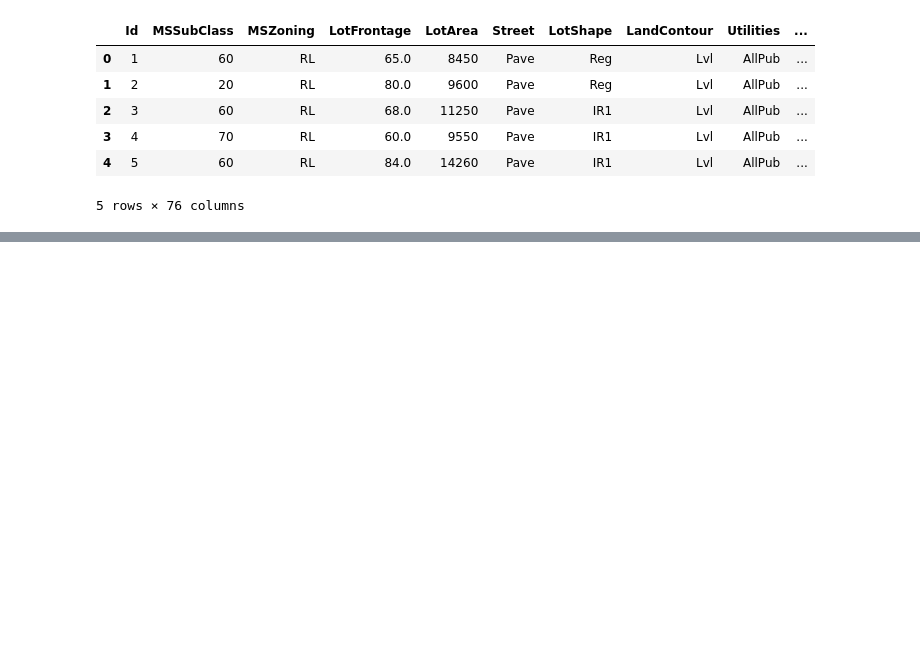
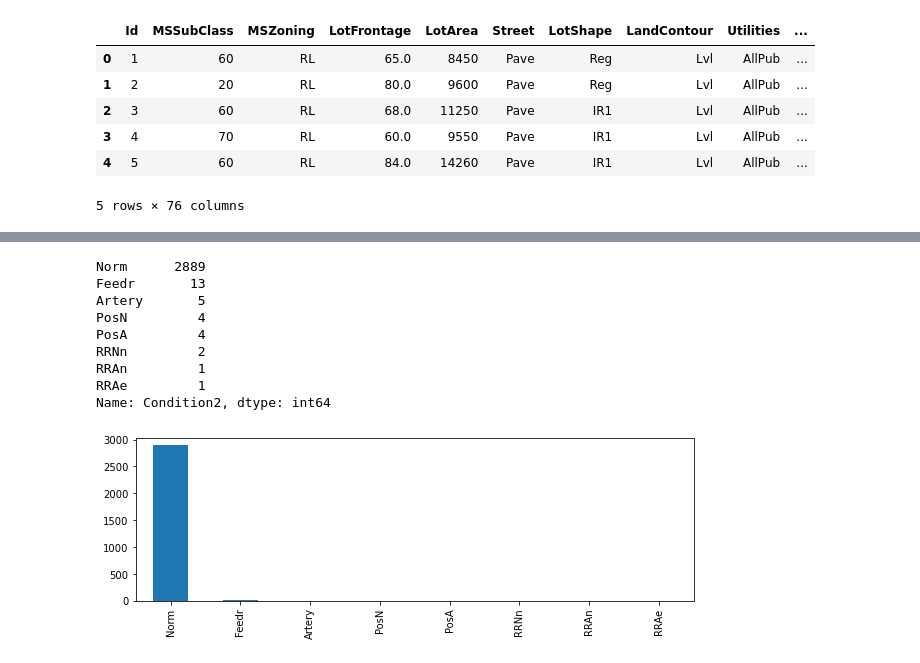
Before and after one commit to pratyush773/My_Machine_learning_Projects, a Jupyter notebook: House_price_prediction/House_price_prediction.ipynb, the cells around one changed output, grey strips where cells are left out. Saved outputs shown, nothing was run; the diff lists cells and outputs as text; code cells hidden in the pictures; blank space fills up the shorter version.

```diff
--- a/House_price_prediction/House_price_prediction.ipynb
+++ b/House_price_prediction/House_price_prediction.ipynb
@@ -203,0 +277,14 @@ dtype: int64
+# %%
+df_combined['Condition2'].value_counts().plot(kind='bar',figsize=[10,3])
+df_combined['Condition2'].value_counts()
+# %% [output]
+Norm      2889
+Feedr       13
+Artery       5
+PosN         4
+PosA         4
+RRNn         2
+RRAn         1
+RRAe         1
+Name: Condition2, dtype: int64
+[figure, added]
```
Also changed, not shown: parts of 76 cells of this notebook, 2 other files.
